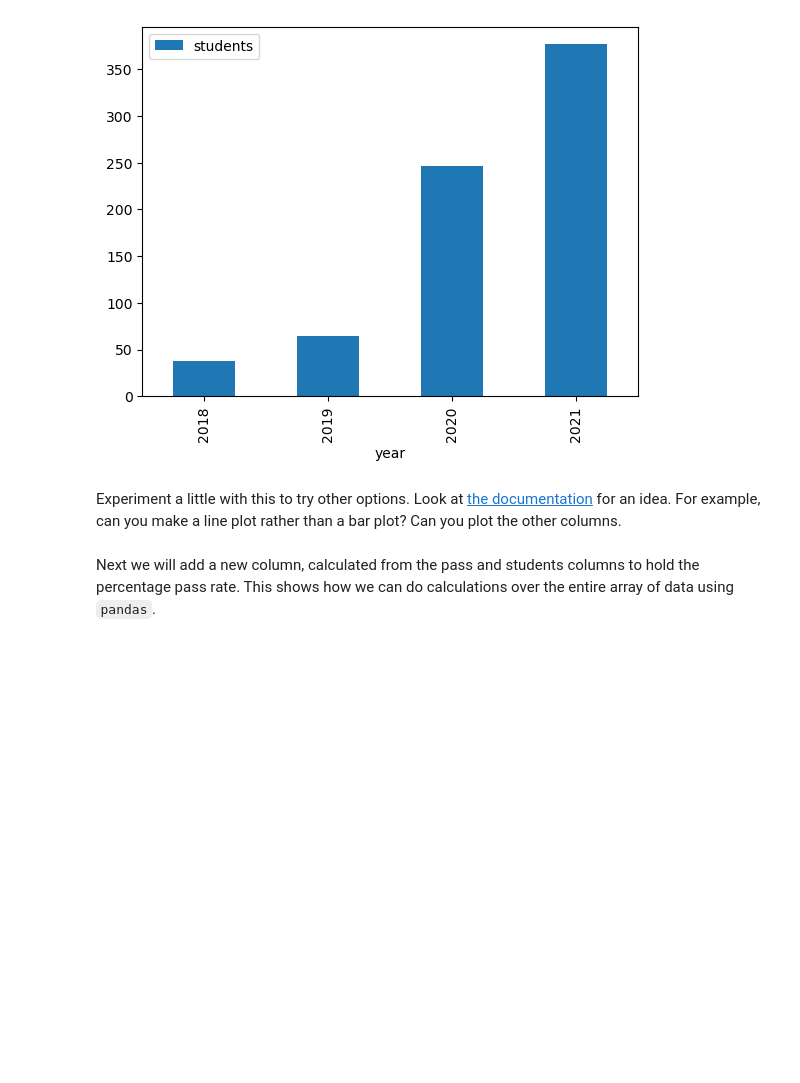
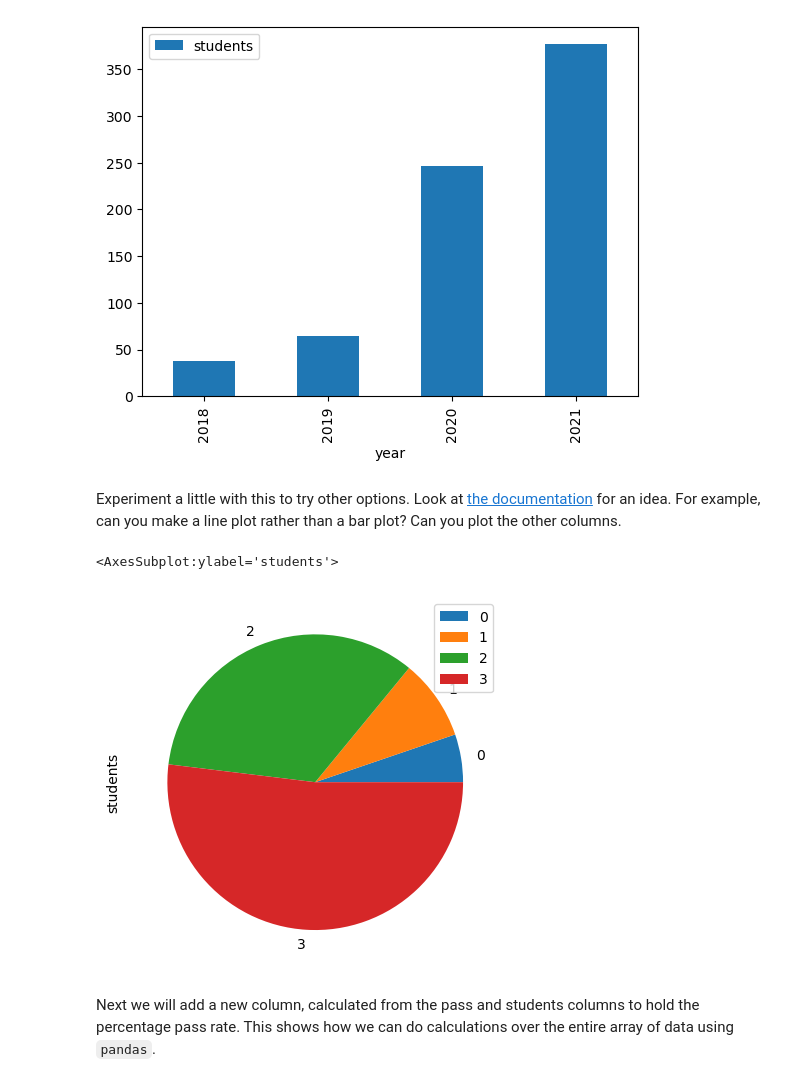
Before and after one commit to COMP2200-S1-2023/practical-workshops-example, a Jupyter notebook: Workshop Week 1.ipynb, the cells around one changed output. Cells and saved outputs as stored; diff of their text form; code cells hidden in the pictures; blank space fills up the shorter version.

```diff
--- a/Workshop Week 1.ipynb
+++ b/Workshop Week 1.ipynb
@@ -144,3 +142,8 @@ Experiment a little with this to try other options. Look at [the documentation](
+# %%
+classdata.plot(kind='pie', x='year', y='students')
+# %% [output]
+<AxesSubplot:ylabel='students'>
+[figure, added]
 # %% [markdown]
 Next we will add a new column, calculated from the pass and students columns to hold the percentage pass rate.  This shows how we can do calculations over the entire array of data using `pandas`.
 # %%
```
Also changed, not shown: parts of 4 cells of this notebook.
